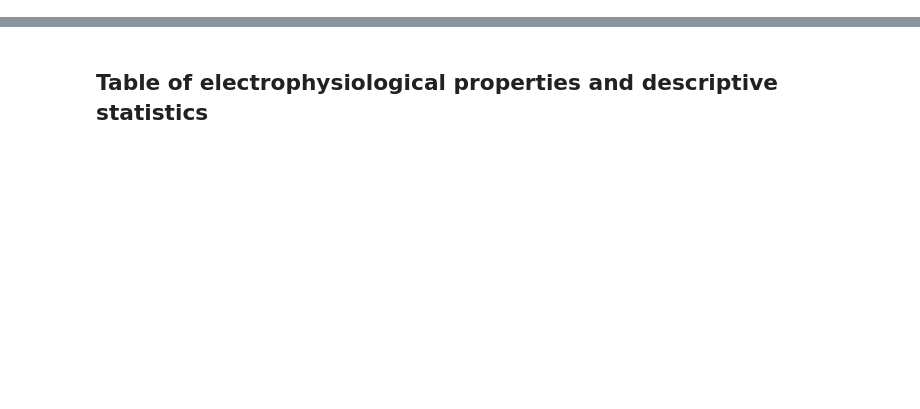
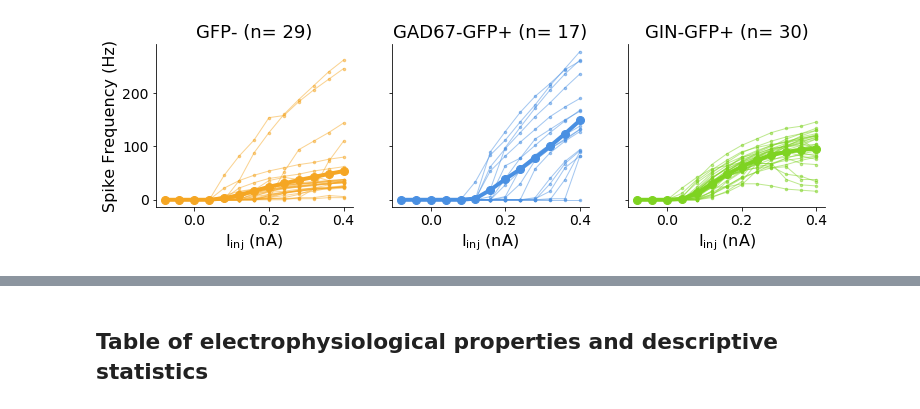
Before and after one commit to james-isbister/NeuralCoding, a Jupyter notebook: Main_analysis_v2.ipynb, the cells around one changed output, grey strips where cells are left out. Cells and saved outputs as stored; diff of their text form; code cells hidden in the pictures; blank space fills up the shorter version.

```diff
--- a/Main_analysis_v2.ipynb
+++ b/Main_analysis_v2.ipynb
@@ -55,0 +25,5 @@ os.path.dirname(x)
+# %%
+A.fig_fi.savefig(fname='./figures/manuscript/fI_curves.svg')
+A.fig_fi
+# %% [output]
+[figure, added]
```
Also changed, not shown: parts of 74 cells of this notebook, 8 other files.
